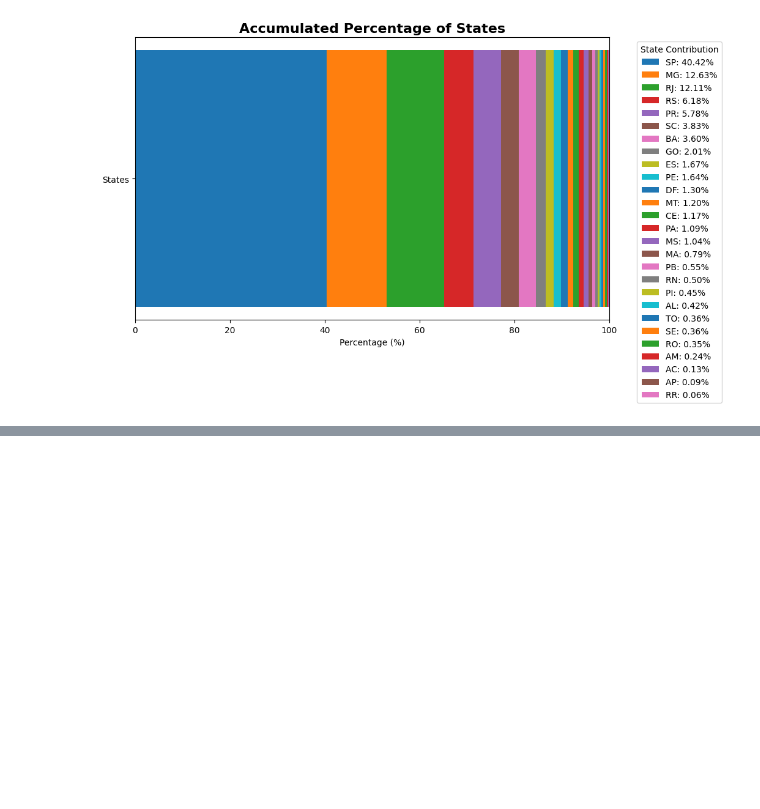
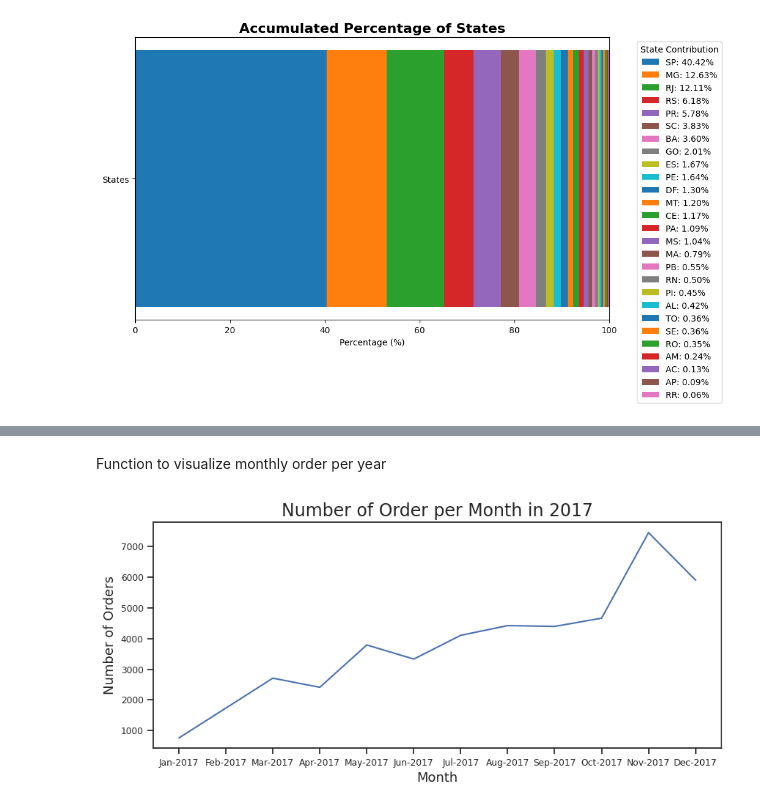
Before and after one commit to Jorge-Esteban/Busines-Intelligence-and-Data-Mining-Project, a Jupyter notebook: BI&DM_Project.ipynb, the cells around one changed output, grey strips where cells are left out. Saved outputs shown, nothing was run; the diff lists cells and outputs as text; code cells hidden in the pictures; blank space fills up the shorter version.

```diff
--- a/BI&DM_Project.ipynb
+++ b/BI&DM_Project.ipynb
@@ -1111,0 +1299,17 @@ plt.show()
+# %% [markdown]
+Function to visualize monthly order per year
+# %%
+def call_monthly_order (df,year):
+  df_year = df[df['order_approved_at'].dt.year == year]
+  df_year = df_year[['month_year','num_of_orders']]
+  sns.set(rc = {'figure.figsize':(10,4)})
+  sns.set_theme(style="ticks", font_scale=0.8)
+  visualize = sns.lineplot(x = 'month_year', y = 'num_of_orders', data = df_year)
+  visualize.set_title('Number of Order per Month in '+ str(year), fontsize = 17)
+  visualize.set_xlabel('Month',fontsize = 13)
+  visualize.set_ylabel('Number of Orders', fontsize = 13)
+  return visualize
+# %%
+orders_2017 = call_monthly_order(order_monthly,2017)
+# %% [output]
+[figure, added]
```
Also changed, not shown: parts of 61 cells of this notebook.
